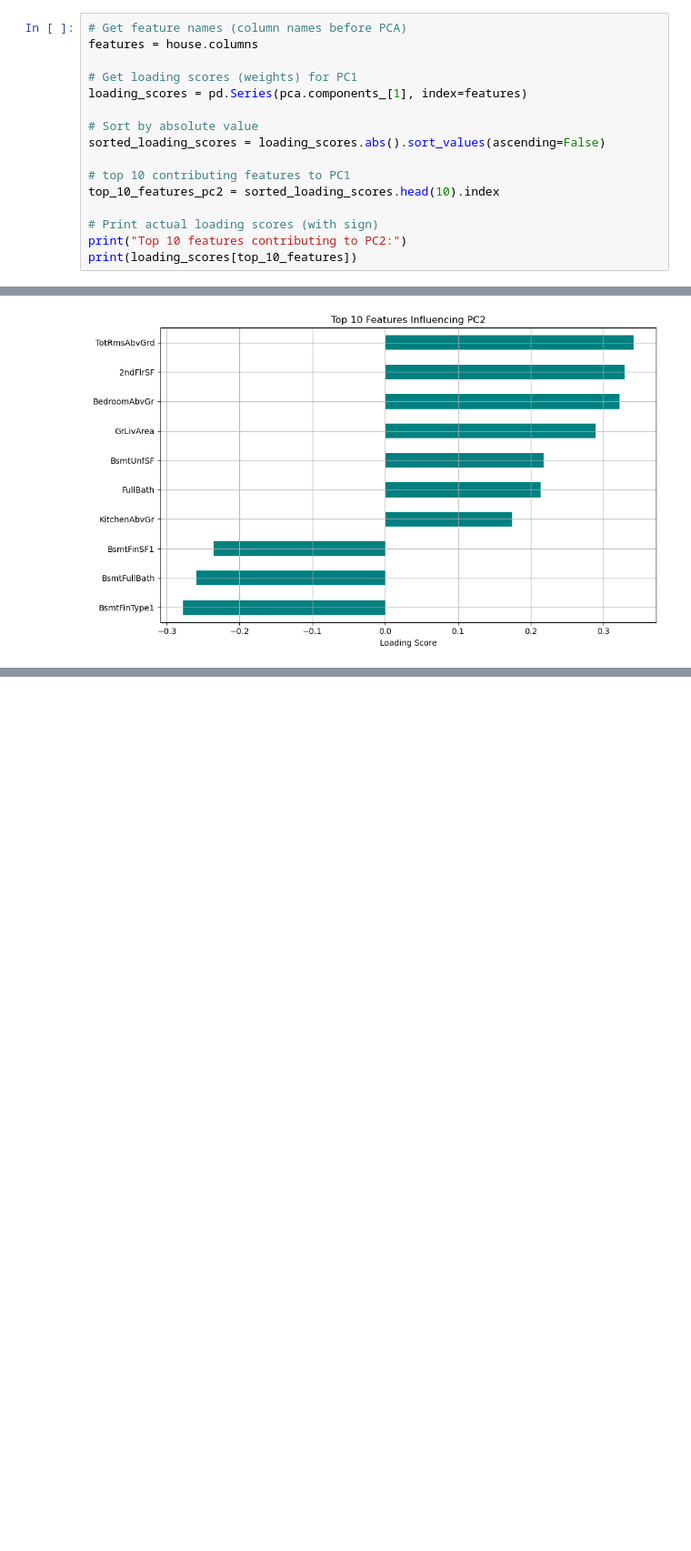
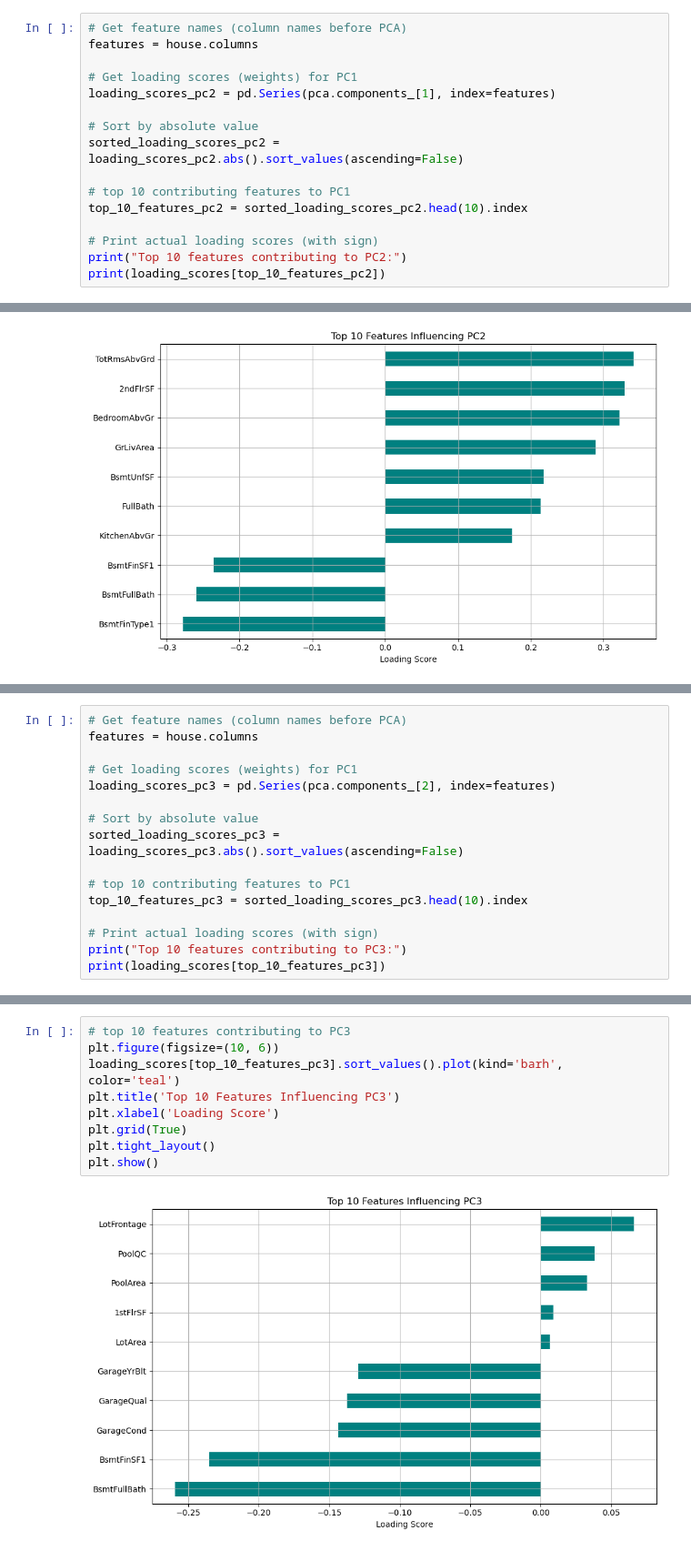
Before and after one commit to leilajaafar/house-price-prediction, a Jupyter notebook: notebooks/dimensionality reduction/pca.ipynb, the cells around one changed output, grey strips where cells are left out. Shown at 91% size. Drawn from its saved outputs; the diff is of its cells as text; blank space fills up the shorter version.

```diff
--- a/notebooks/dimensionality reduction/pca.ipynb
+++ b/notebooks/dimensionality reduction/pca.ipynb
@@ -135,17 +142,17 @@ plt.show()
 features = house.columns
 
 # Get loading scores (weights) for PC1
-loading_scores = pd.Series(pca.components_[1], index=features)
+loading_scores_pc2 = pd.Series(pca.components_[1], index=features)
 
 # Sort by absolute value
-sorted_loading_scores = loading_scores.abs().sort_values(ascending=False)
+sorted_loading_scores_pc2 = loading_scores_pc2.abs().sort_values(ascending=False)
 
 # top 10 contributing features to PC1
-top_10_features_pc2 = sorted_loading_scores.head(10).index
+top_10_features_pc2 = sorted_loading_scores_pc2.head(10).index
 
 # Print actual loading scores (with sign)
 print("Top 10 features contributing to PC2:")
-print(loading_scores[top_10_features])
+print(loading_scores[top_10_features_pc2])
 # %% [output]
 Top 10 features contributing to PC2:
 TotRmsAbvGrd    0.341297
@@ -172,0 +182,16 @@ plt.show()
+# %%
+# Get feature names (column names before PCA)
+features = house.columns
+
+# Get loading scores (weights) for PC1
+loading_scores_pc3 = pd.Series(pca.components_[2], index=features)
+
+# Sort by absolute value
+sorted_loading_scores_pc3 = loading_scores_pc3.abs().sort_values(ascending=False)
+
+# top 10 contributing features to PC1
+top_10_features_pc3 = sorted_loading_scores_pc3.head(10).index
+
+# Print actual loading scores (with sign)
+print("Top 10 features contributing to PC3:")
+print(loading_scores[top_10_features_pc3])
@@ -172,0 +211,11 @@ plt.show()
+# %%
+# top 10 features contributing to PC3
+plt.figure(figsize=(10, 6))
+loading_scores[top_10_features_pc3].sort_values().plot(kind='barh', color='teal')
+plt.title('Top 10 Features Influencing PC3')
+plt.xlabel('Loading Score')
+plt.grid(True)
+plt.tight_layout()
+plt.show()
+# %% [output]
+[figure, added]
```
Also changed, not shown: parts of 5 cells of this notebook, 9 other files.
